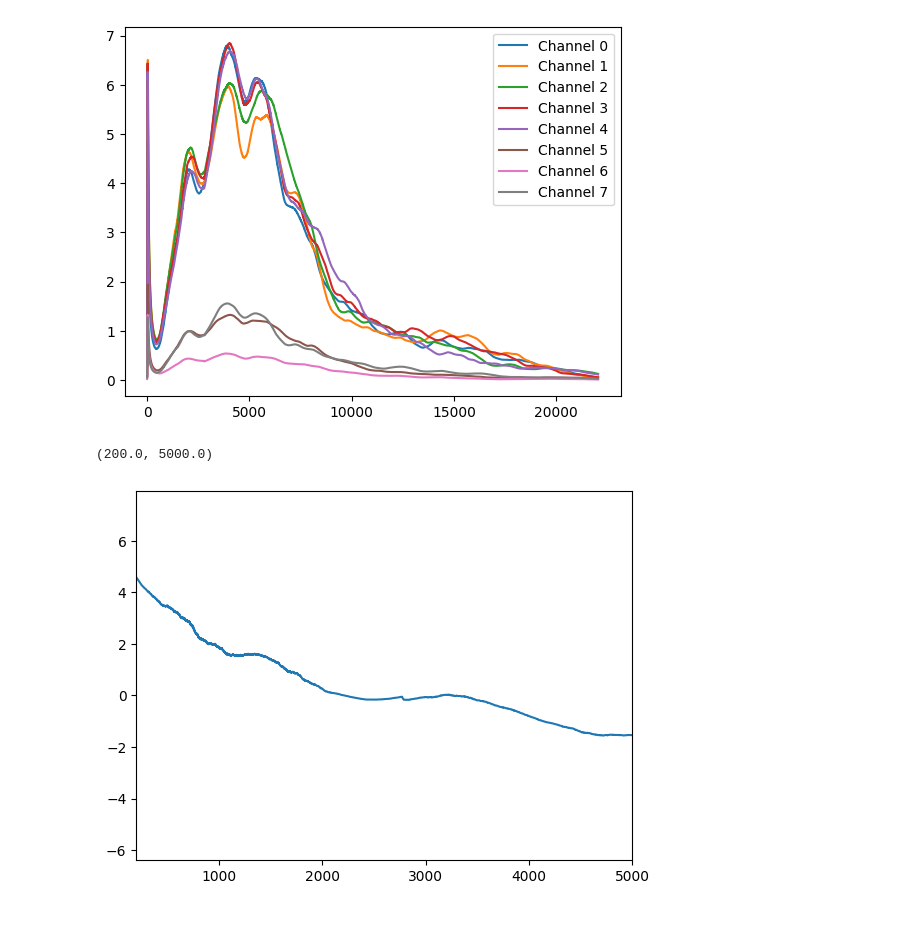
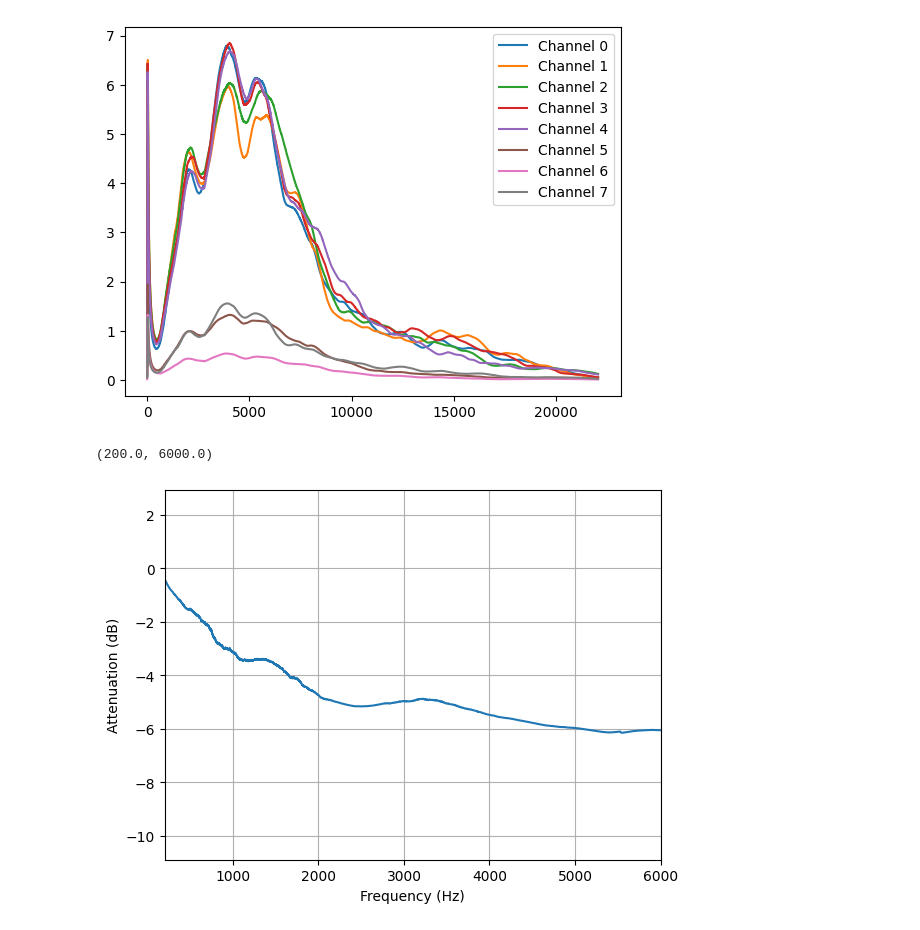
Before and after one commit to UnilK/dippa, a Jupyter notebook: signalAnalysis/pillow_effect.ipynb, the cells around one changed output. Saved outputs shown, nothing was run; the diff lists cells and outputs as text; code cells hidden in the pictures.

```diff
--- a/signalAnalysis/pillow_effect.ipynb
+++ b/signalAnalysis/pillow_effect.ipynb
@@ -139,15 +139,18 @@ yespillow = samples * calibration
 # %%
 f = np.fft.rfftfreq(size, 1/sr)
 X = np.fft.rfft(nopillow, axis=0)
 nop = np.sqrt(np.sum(np.real(X * np.conj(X)), axis=-1))
 X = np.fft.rfft(yespillow, axis=0)
 yep = np.sqrt(np.sum(np.real(X * np.conj(X)), axis=-1))
 
 def db_scale(x, amin=1e-10):
     return 20.0 * np.log10(np.maximum(x, amin))
 
-plt.plot(f, db_scale(moving_average(yep, size//16)/(moving_average(nop, size//16)+1e-18)), label=f"Attenuation")
-plt.xlim([200, 5000])
+plt.plot(f, db_scale(moving_average(yep, size//8)/(moving_average(nop, size//8)+1e-18)) - 5)
+plt.xlabel("Frequency (Hz)")
+plt.ylabel("Attenuation (dB)")
+plt.grid()
+plt.xlim([200, 6000])
 # %% [output]
-(200.0, 5000.0)
+(200.0, 6000.0)
-[figure, old version]
+[figure, new version]
```
Also changed, not shown: 7 other files.
